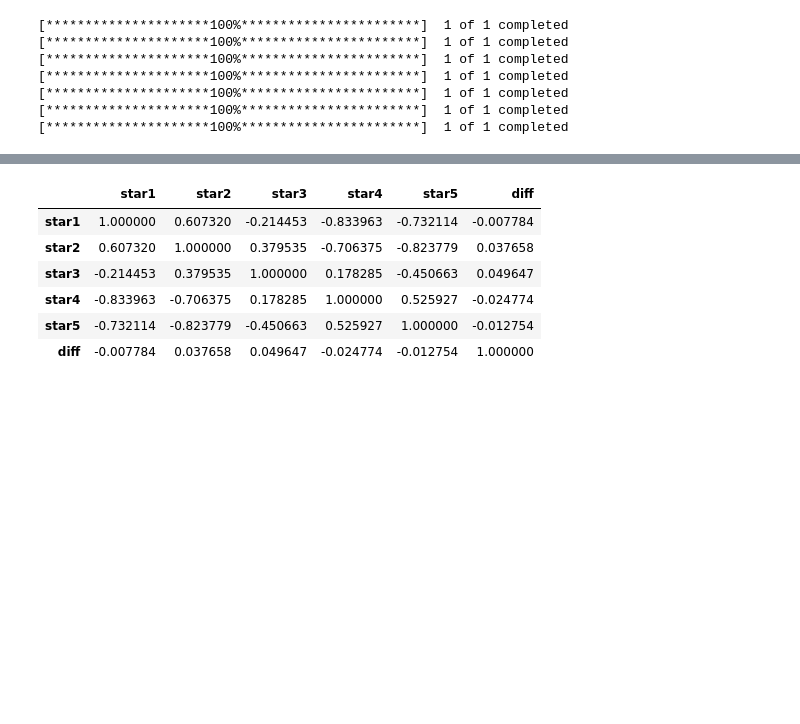
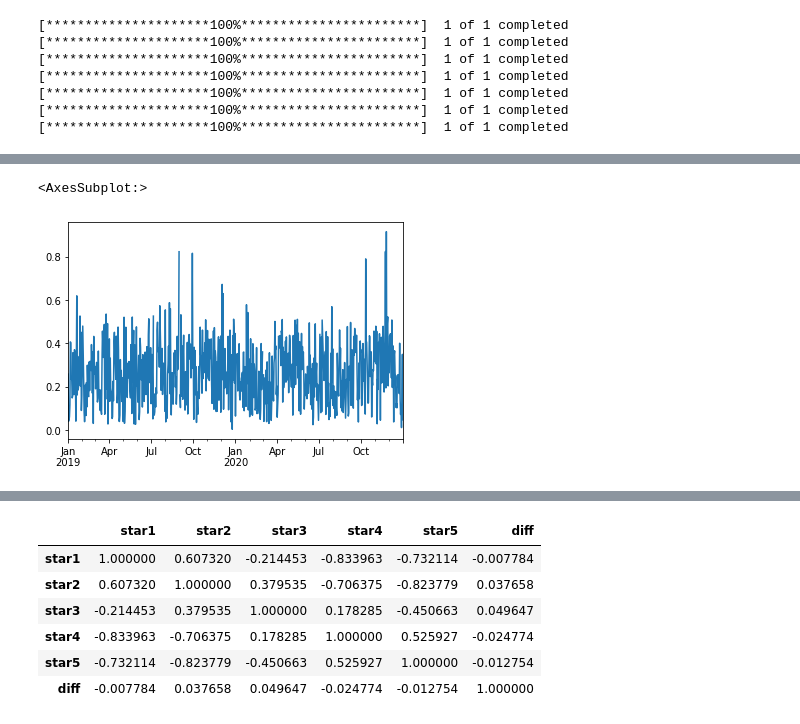
Before and after one commit to juanluisrto/stock-prediction-nlp, a Jupyter notebook: rename.ipynb, the cells around one changed output, grey strips where cells are left out. Drawn from its saved outputs; the diff is of its cells as text; code cells hidden in the pictures; blank space fills up the shorter version.

```diff
--- a/rename.ipynb
+++ b/rename.ipynb
@@ -19,0 +16,4 @@ series = {'AAPL': 'stock-sentiment-nlp.series.AAPL_series_titles',
+# %%
+function = "median"
+stocks = ['AAPL', 'GS', 'KHC', 'MCD', 'MSFT', 'OXY', 'PEP']
+#stocks = ["AAPL"]
@@ -64,0 +90,5 @@ import seaborn as sns
+# %%
+aapl.star5.plot()
+# %% [output]
+<AxesSubplot:>
+[figure, added]
```
Also changed, not shown: parts of 26 cells of this notebook, 5 other files.
